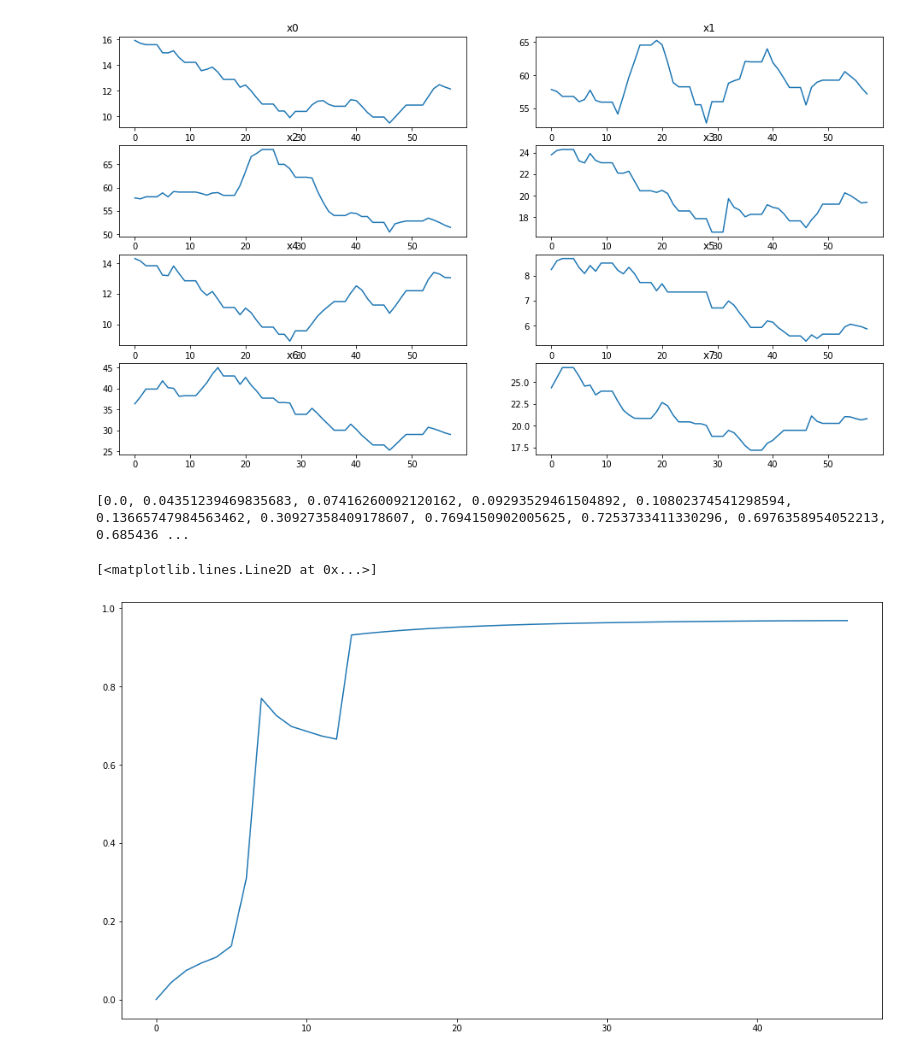
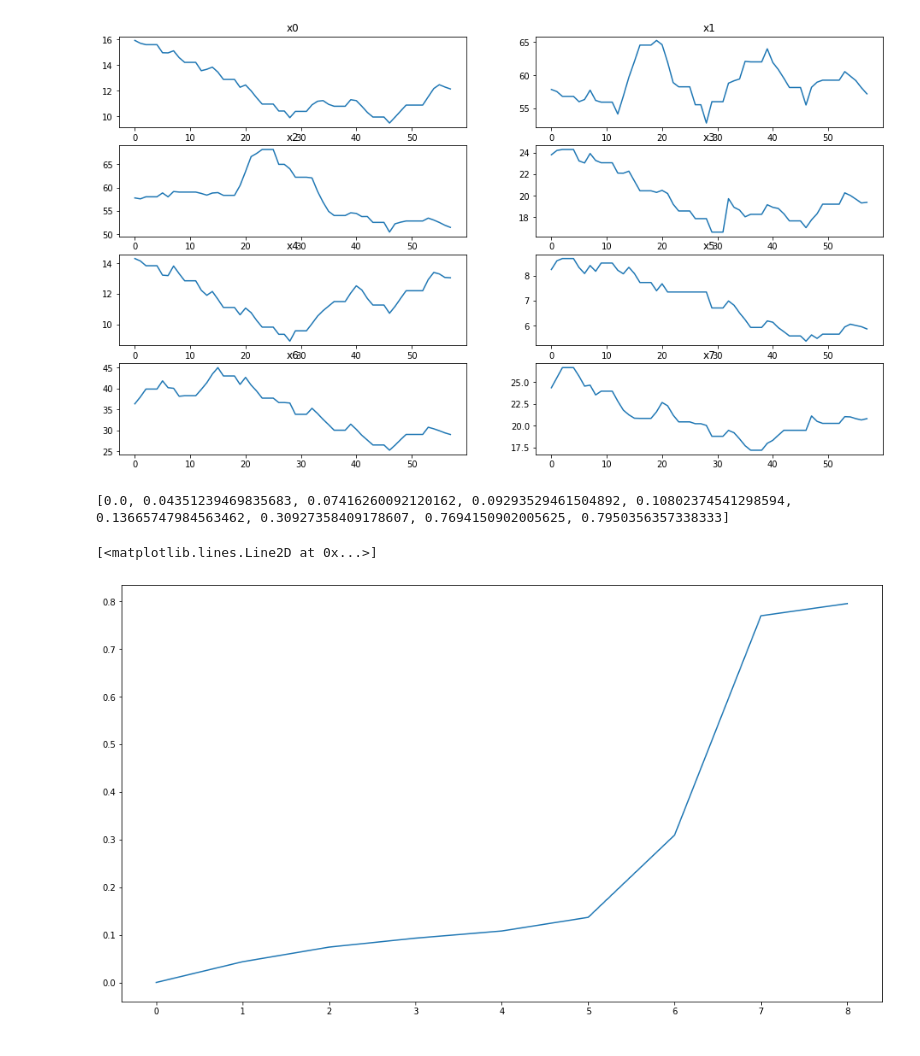
Before and after one commit to aliydgr/ms-thesis, a Jupyter notebook: financial.ipynb, the cells around one changed output. Drawn from its saved outputs; the diff is of its cells as text; code cells hidden in the pictures.

```diff
--- a/financial.ipynb
+++ b/financial.ipynb
@@ -197,7 +49,7 @@ x7' = -719.480 1 + 93.833 x0 + 23.092 x1 + -2.418 x2 + -95.816 x3 + -27.221 x4 +
 # %%
 # perturbed = create_perturbed_state(2, 8, steady_state)
 perturbed = future[0]
-x_perturbed = apply_perturbation(perturbed, sindy)
+x_perturbed = apply_perturbation(model, perturbed, sindy, dt)
 perturbed_steady_state = find_steady_state(x_perturbed)
 print('perturbed_steady_state:', perturbed_steady_state)
 # %% [output]
@@ -215,14 +66,14 @@ plot_flow(future, 'multi')
 <Figure size 1152x648 with 0 Axes>
 [figure]
 # %%
-prediction_error_matrix = [flow_prediction_error(x_flow, future, i) for i in range(1,48)]
+prediction_error_matrix = [flow_prediction_error(x_flow, future, i) for i in range(1,10)]
 prediction_error = [sum(error)/number_of_nodes for error in prediction_error_matrix]
 
 #print(prediction_error_matrix)
 print(prediction_error)
 plt.figure(2)
 plt.plot(prediction_error)
 # %% [output]
-[0.0, 0.04351239469835683, 0.07416260092120162, 0.09293529461504892, 0.10802374541298594, 0.13665747984563462, 0.30927358409178607, 0.7694150902005625, 0.7253733411330296, 0.6976358954052213, 0.685436 ...
+[0.0, 0.04351239469835683, 0.07416260092120162, 0.09293529461504892, 0.10802374541298594, 0.13665747984563462, 0.30927358409178607, 0.7694150902005625, 0.7950356357338333]
 [<matplotlib.lines.Line2D at 0x...>]
-[figure, old version]
+[figure, new version]
```
Also changed, not shown: parts of 6 cells of this notebook, 1 other file.
